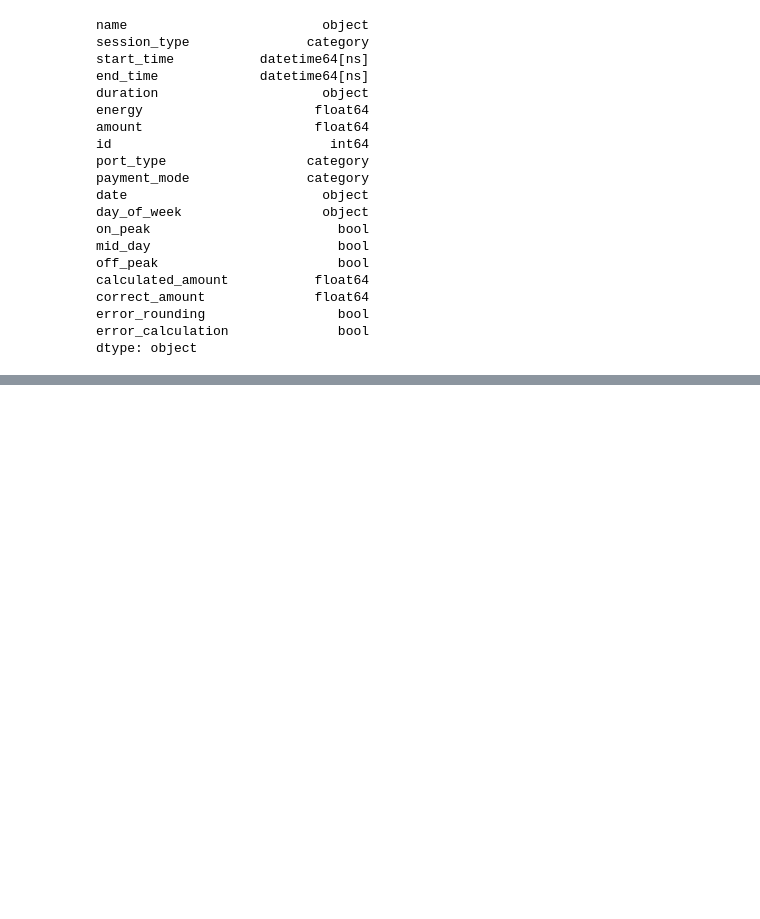
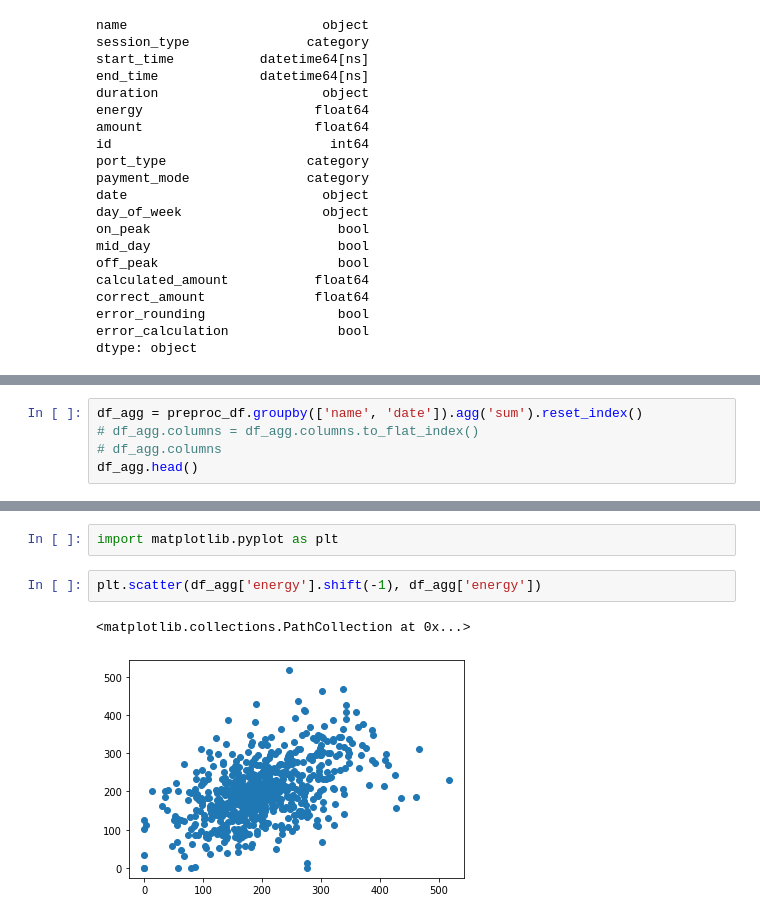
Before and after one commit to HACC2019/garys-best, a Jupyter notebook: eda/eda.ipynb, the cells around one changed output, grey strips where cells are left out. Saved outputs shown, nothing was run; the diff lists cells and outputs as text; blank space fills up the shorter version.

```diff
--- a/eda/eda.ipynb
+++ b/eda/eda.ipynb
@@ -302,0 +273,5 @@ Name: duration, Length: 10452, dtype: object
+# %%
+df_agg = preproc_df.groupby(['name', 'date']).agg('sum').reset_index()
+# df_agg.columns = df_agg.columns.to_flat_index()
+# df_agg.columns
+df_agg.head()
@@ -302,0 +294,7 @@ Name: duration, Length: 10452, dtype: object
+# %%
+import matplotlib.pyplot as plt
+# %%
+plt.scatter(df_agg['energy'].shift(-1), df_agg['energy'])
+# %% [output]
+<matplotlib.collections.PathCollection at 0x...>
+[figure, added]
```
Also changed, not shown: parts of 21 cells of this notebook, 4 other files.
